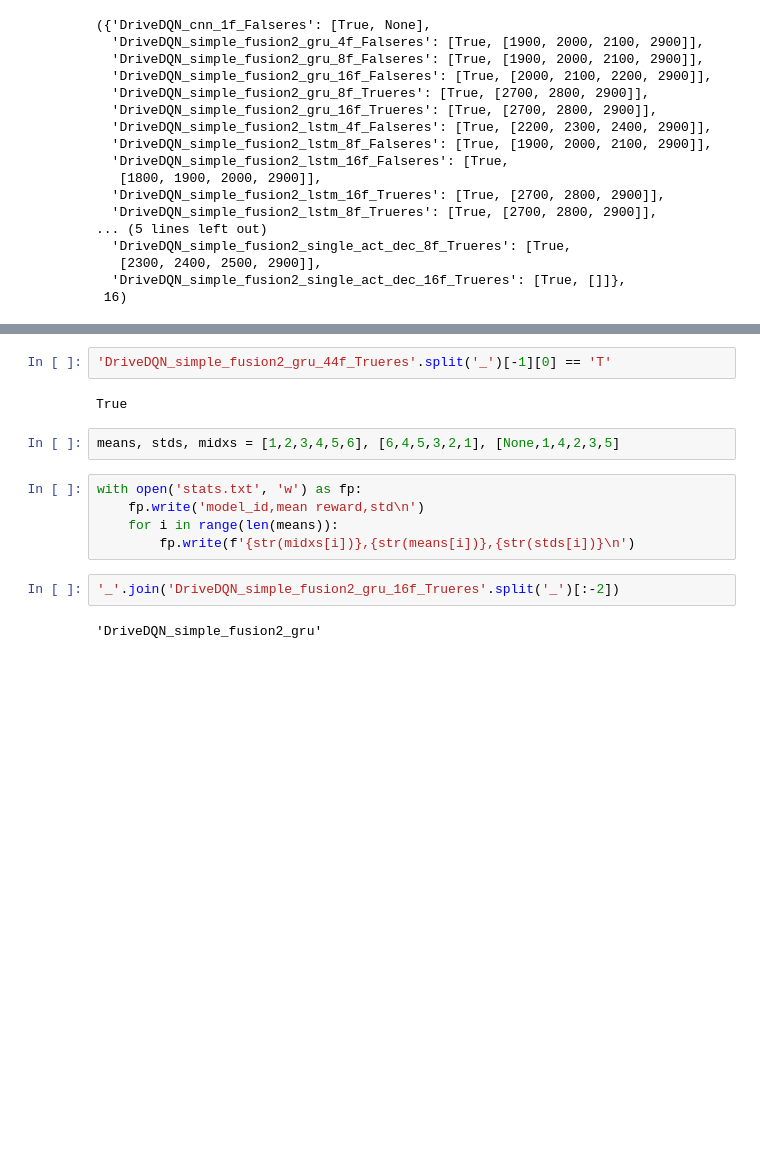
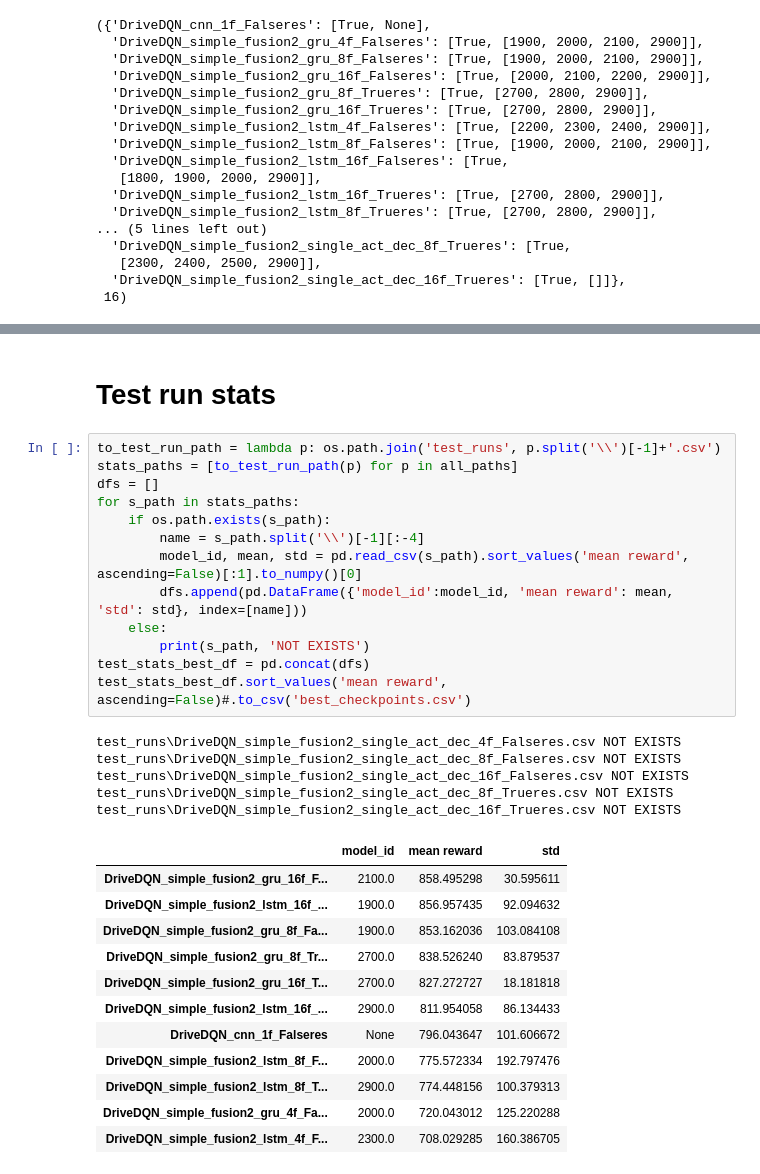
Before and after one commit to miladsamim/rl_ad, a Jupyter notebook: SAC/DQN_Agent/evaluation/stats.ipynb, the cells around one changed output, grey strips where cells are left out. Drawn from its saved outputs; the diff is of its cells as text; blank space fills up the shorter version.

Commit message:
stats

```diff
--- a/SAC/DQN_Agent/evaluation/stats.ipynb
+++ b/SAC/DQN_Agent/evaluation/stats.ipynb
@@ -252,15 +209,33 @@ n_frames
-# %%
-'DriveDQN_simple_fusion2_gru_44f_Trueres'.split('_')[-1][0] == 'T'
-# %% [output]
-True
-# %%
-means, stds, midxs = [1,2,3,4,5,6], [6,4,5,3,2,1], [None,1,4,2,3,5]
-# %%
-with open('stats.txt', 'w') as fp:
-    fp.write('model_id,mean reward,std\n')
-    for i in range(len(means)):
-        fp.write(f'{str(midxs[i])},{str(means[i])},{str(stds[i])}\n')
-# %%
-'_'.join('DriveDQN_simple_fusion2_gru_16f_Trueres'.split('_')[:-2])
-# %% [output]
-'DriveDQN_simple_fusion2_gru'
+# %% [markdown]
+# Test run stats
+# %%
+to_test_run_path = lambda p: os.path.join('test_runs', p.split('\\')[-1]+'.csv')
+stats_paths = [to_test_run_path(p) for p in all_paths]
+dfs = []
+for s_path in stats_paths:
+    if os.path.exists(s_path):
+        name = s_path.split('\\')[-1][:-4]
+        model_id, mean, std = pd.read_csv(s_path).sort_values('mean reward', ascending=False)[:1].to_numpy()[0]
+        dfs.append(pd.DataFrame({'model_id':model_id, 'mean reward': mean, 'std': std}, index=[name]))
+    else:
+        print(s_path, 'NOT EXISTS')
+test_stats_best_df = pd.concat(dfs)
+test_stats_best_df.sort_values('mean reward', ascending=False)#.to_csv('best_checkpoints.csv')
+# %% [output]
+test_runs\DriveDQN_simple_fusion2_single_act_dec_4f_Falseres.csv NOT EXISTS
+test_runs\DriveDQN_simple_fusion2_single_act_dec_8f_Falseres.csv NOT EXISTS
+test_runs\DriveDQN_simple_fusion2_single_act_dec_16f_Falseres.csv NOT EXISTS
+test_runs\DriveDQN_simple_fusion2_single_act_dec_8f_Trueres.csv NOT EXISTS
+test_runs\DriveDQN_simple_fusion2_single_act_dec_16f_Trueres.csv NOT EXISTS
+|  | model_id | mean reward | std |
+| DriveDQN_simple_fusion2_gru_16f_F... | 2100.0 | 858.495298 | 30.595611 |
+| DriveDQN_simple_fusion2_lstm_16f_... | 1900.0 | 856.957435 | 92.094632 |
+| DriveDQN_simple_fusion2_gru_8f_Fa... | 1900.0 | 853.162036 | 103.084108 |
+| DriveDQN_simple_fusion2_gru_8f_Tr... | 2700.0 | 838.526240 | 83.879537 |
+| DriveDQN_simple_fusion2_gru_16f_T... | 2700.0 | 827.272727 | 18.181818 |
+| DriveDQN_simple_fusion2_lstm_16f_... | 2900.0 | 811.954058 | 86.134433 |
+| DriveDQN_cnn_1f_Falseres | None | 796.043647 | 101.606672 |
+| DriveDQN_simple_fusion2_lstm_8f_F... | 2000.0 | 775.572334 | 192.797476 |
+| DriveDQN_simple_fusion2_lstm_8f_T... | 2900.0 | 774.448156 | 100.379313 |
+| DriveDQN_simple_fusion2_gru_4f_Fa... | 2000.0 | 720.043012 | 125.220288 |
+| DriveDQN_simple_fusion2_lstm_4f_F... | 2300.0 | 708.029285 | 160.386705 |
```
Also changed, not shown: parts of 5 cells of this notebook, 1 other file.
